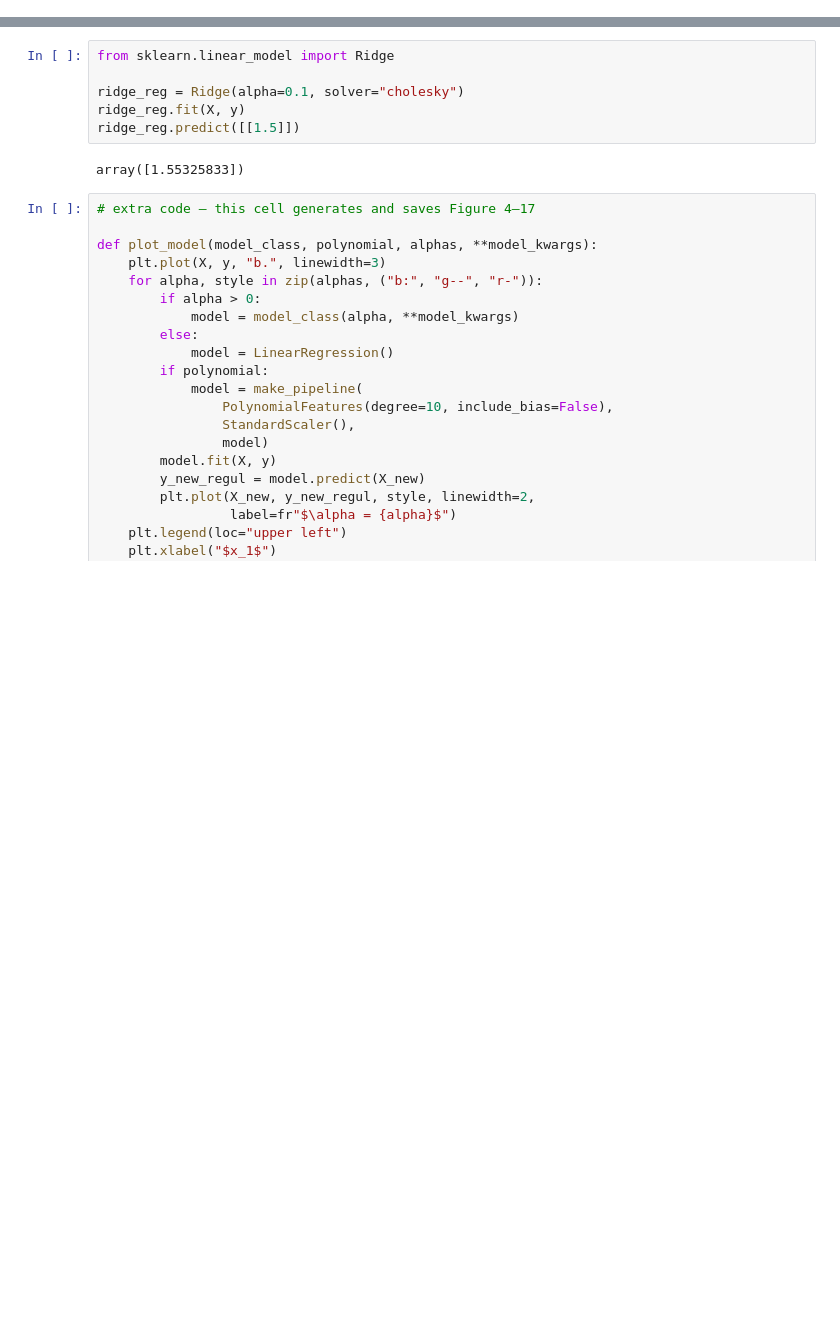
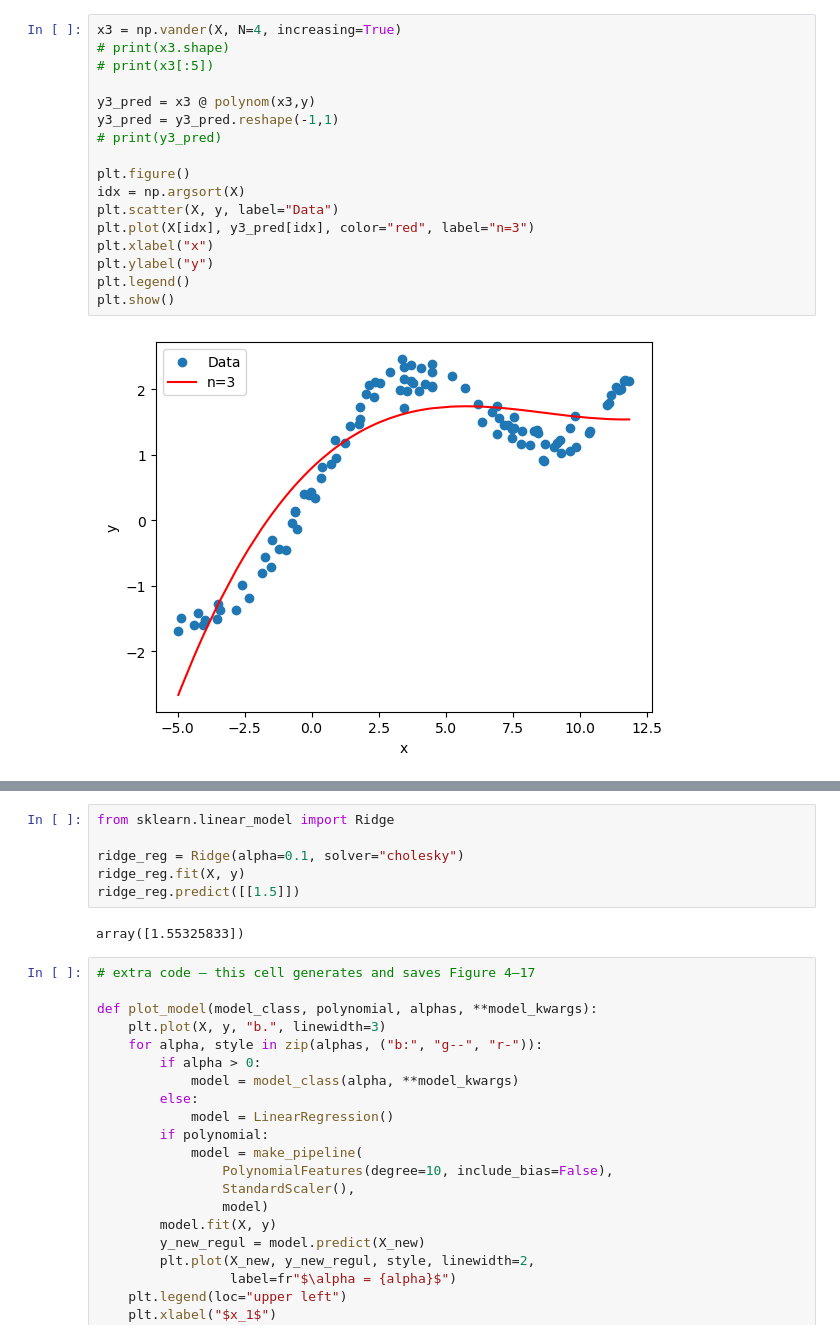
Before and after one commit to jjyyhub/EWHA, a Jupyter notebook: MLclass/hw1.ipynb, the cells around one changed output, grey strips where cells are left out. Drawn from its saved outputs; the diff is of its cells as text; blank space fills up the shorter version.

```diff
--- a/MLclass/hw1.ipynb
+++ b/MLclass/hw1.ipynb
@@ -27,0 +101,19 @@ plt.show()
+# %%
+x3 = np.vander(X, N=4, increasing=True)
+# print(x3.shape)
+# print(x3[:5])
+
+y3_pred = x3 @ polynom(x3,y)
+y3_pred = y3_pred.reshape(-1,1)
+# print(y3_pred)
+
+plt.figure()
+idx = np.argsort(X)
+plt.scatter(X, y, label="Data")
+plt.plot(X[idx], y3_pred[idx], color="red", label="n=3")
+plt.xlabel("x")
+plt.ylabel("y")
+plt.legend()
+plt.show()
+# %% [output]
+[figure, added]
```
Also changed, not shown: parts of 19 cells of this notebook.
